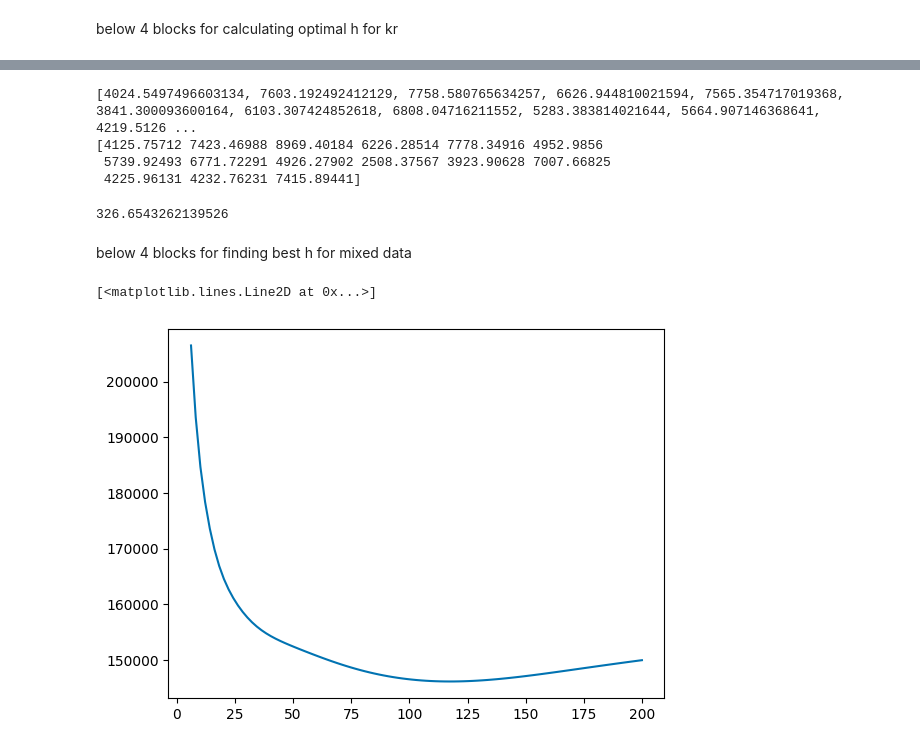
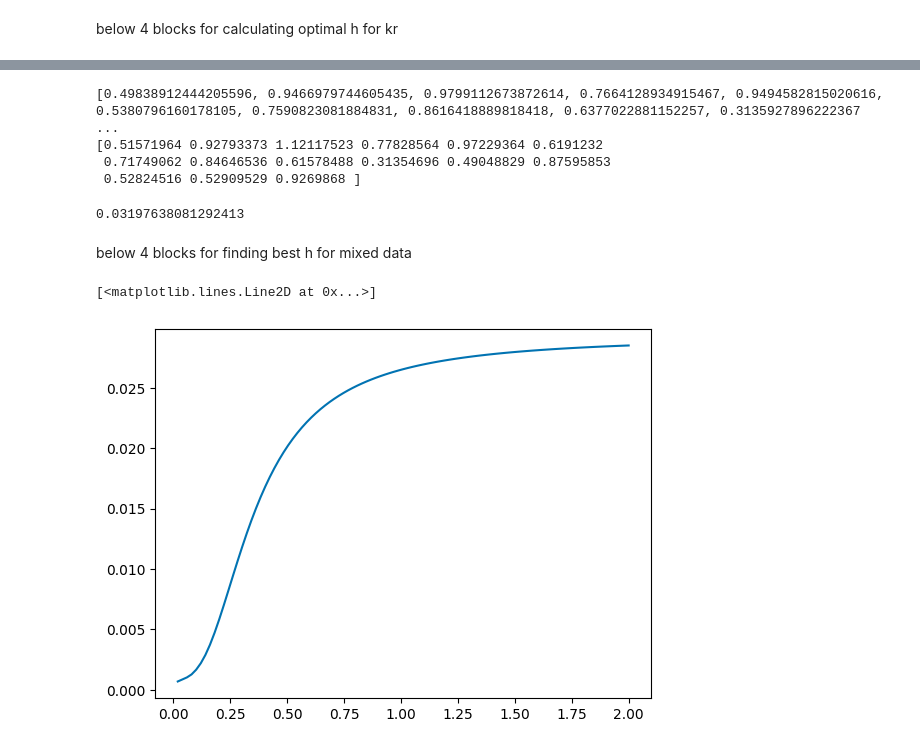
Before and after one commit to pushpa-kumar/cs215-A3, a Jupyter notebook: code/5.ipynb, the cells around one changed output, grey strips where cells are left out. Drawn from its saved outputs; the diff is of its cells as text; code cells hidden in the pictures.

```diff
--- a/code/5.ipynb
+++ b/code/5.ipynb
@@ -175,5 +223,5 @@ print(mean_absolute_error(y_test,final))
 # %% [markdown]
 below 4 blocks for calculating optimal h for kr
 # %%
-# x_train_h, x_test_h, y_train_h, y_test_h = train_test_split(x_train, y_train, test_size=0.1, random_state=0)
+x_train_h, x_test_h, y_train_h, y_test_h = train_test_split(x_train, y_train, test_size=0.1, random_state=0)
 # %%
@@ -210,51 +258,51 @@ below 4 blocks for calculating optimal h for kr
 # %%
-# kr=Nadaraya_watson_kernel_guassian(0.135678391959799)
-# kr.fit(x_train,y_train)
-# prediction_kr=[]
-# for i in range(len(x_train)):
-#     temp=kr.predict(x_train[i])
-#     prediction_kr.append(temp)
+kr=Nadaraya_watson_kernel_guassian(0.4819277108433735)
+kr.fit(x_train,y_train)
+prediction_kr=[]
+for i in range(len(x_train)):
+    temp=kr.predict(x_train[i])
+    prediction_kr.append(temp)
 
-# print(prediction_kr[0:15])
+print(prediction_kr[0:15])
 
-# print(y_train[0:15])
+print(y_train[0:15])
 # %% [output]
-[4024.5497496603134, 7603.192492412129, 7758.580765634257, 6626.944810021594, 7565.354717019368, 3841.300093600164, 6103.307424852618, 6808.04716211552, 5283.383814021644, 5664.907146368641, 4219.5126 ...
-[4125.75712 7423.46988 8969.40184 6226.28514 7778.34916 4952.9856
- 5739.92493 6771.72291 4926.27902 2508.37567 3923.90628 7007.66825
- 4225.96131 4232.76231 7415.89441]
+[0.49838912444205596, 0.9466979744605435, 0.9799112673872614, 0.7664128934915467, 0.9494582815020616, 0.5380796160178105, 0.7590823081884831, 0.8616418889818418, 0.6377022881152257, 0.3135927896222367 ...
+[0.51571964 0.92793373 1.12117523 0.77828564 0.97229364 0.6191232
+ 0.71749062 0.84646536 0.61578488 0.31354696 0.49048829 0.87595853
+ 0.52824516 0.52909529 0.9269868 ]
 # %%
-# print(mean_absolute_error(y_train,prediction_kr))
+print(mean_absolute_error(y_train,prediction_kr))
 # %% [output]
-326.6543262139526
+0.03197638081292413
 # %% [markdown]
 below 4 blocks for finding best h for mixed data
 # %%
-# aa=res.prediction_mlr
-# bb=res.prediction_kr
+aa=res.prediction_mlr
+bb=res.prediction_kr
 
-# x_train_final = np.column_stack((aa, bb))
-# y_train_final=res.y_train
+x_train_final = np.column_stack((aa, bb))
+y_train_final=res.y_train
 
-# cc=res.prediction_mlr_test
-# dd=res.prediction_kr_test
+cc=res.prediction_mlr_test
+dd=res.prediction_kr_test
 
-# x_test_final=np.column_stack((cc, dd))
-# y_test_final=y_test
-# x_train_f, x_test_f, y_train_f, y_test_f = train_test_split(x_train_final, y_train_final, test_size=0.1, random_state=0)
+x_test_final=np.column_stack((cc, dd))
+y_test_final=y_test
+x_train_f, x_test_f, y_train_f, y_test_f = train_test_split(x_train_final, y_train_final, test_size=0.1, random_state=0)
 
-# h_x=np.linspace(0,200,100)
-# risk=[]
-# for i in h_x:
-#     a=Nadaraya_watson_kernel_guassian(i)
-#     a.fit(x_train_f,y_train_f)
-#     pred=[]
-#     for j in range(len(x_test_f)):
-#         temp=a.predict(x_test_f[j])
-#         pred.append(temp)
-#     risk.append(a.risk_function(pred,y_test_f))
-# plt.plot(h_x,risk)
+h_x=np.linspace(0,2,100)
+risk=[]
+for i in h_x:
+    a=Nadaraya_watson_kernel_guassian(i)
+    a.fit(x_train_f,y_train_f)
+    pred=[]
+    for j in range(len(x_test_f)):
+        temp=a.predict(x_test_f[j])
+        pred.append(temp)
+    risk.append(a.risk_function(pred,y_test_f))
+plt.plot(h_x,risk)
 # %% [output]
 [<matplotlib.lines.Line2D at 0x...>]
-[figure, old version]
+[figure, new version]
 # %%
```
Also changed, not shown: parts of 15 cells of this notebook, 3 other files.
